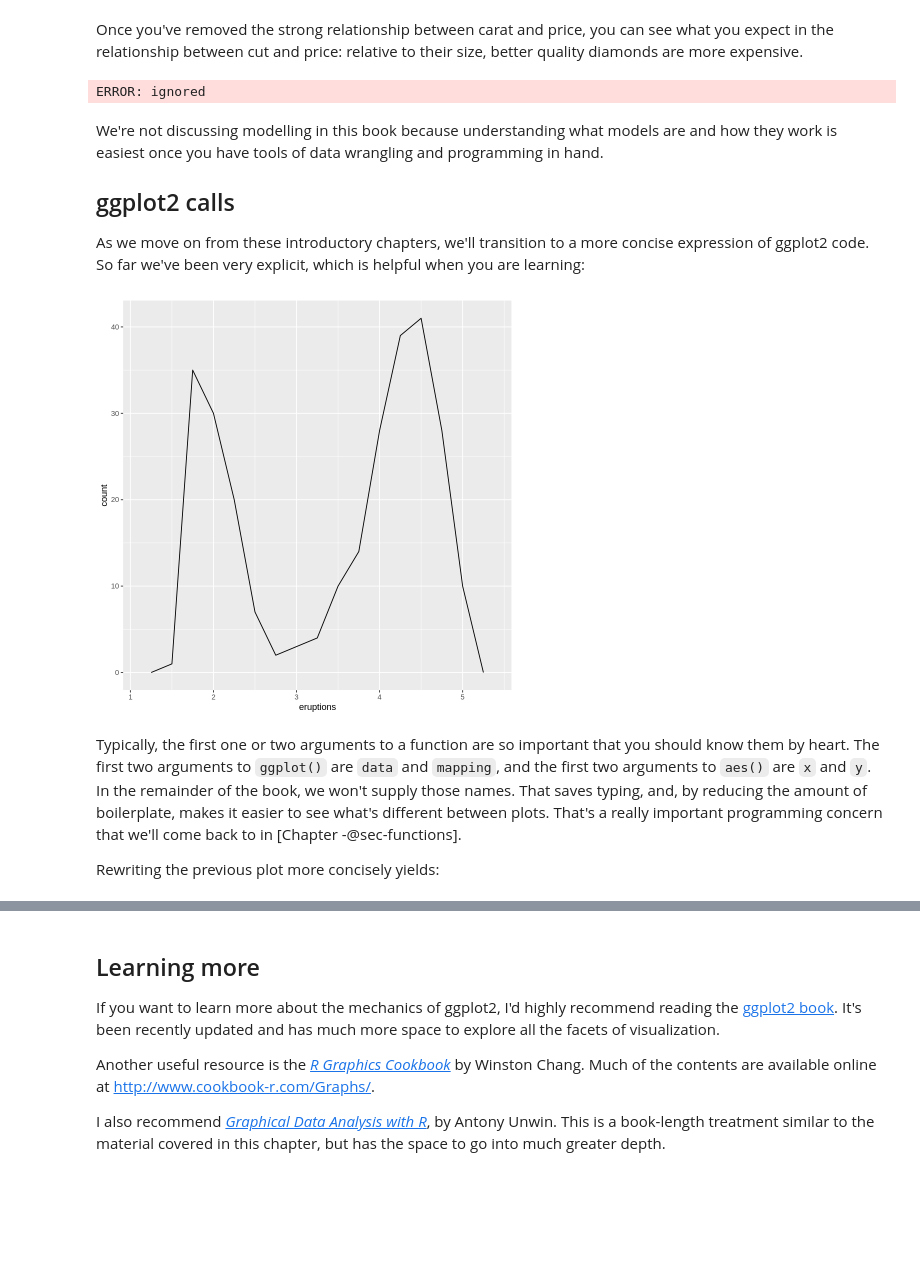
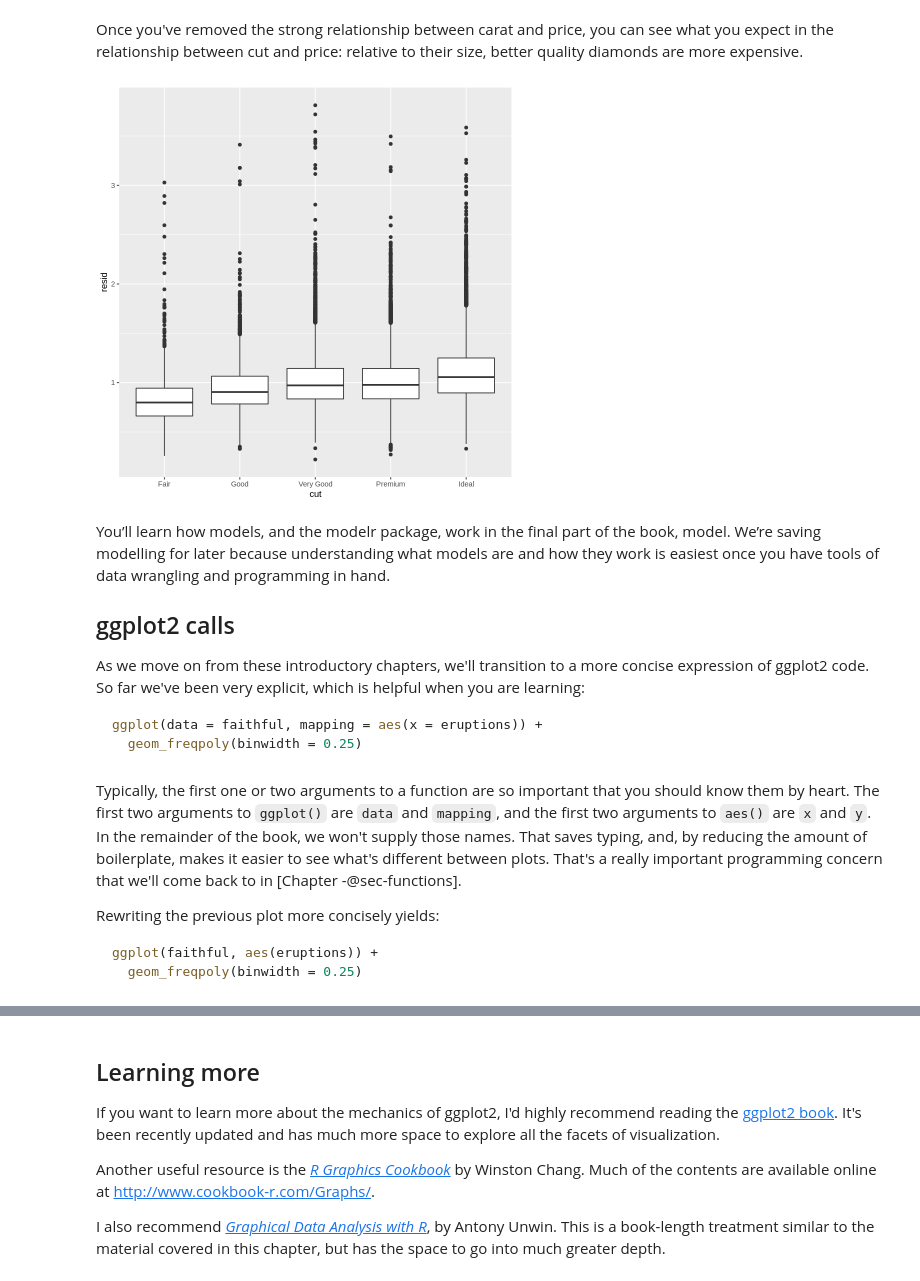
Before and after one commit to fralfaro/r4ds-book, a Jupyter notebook: docs/07_exploratory_data_analysis.ipynb, the cells around one changed output, grey strips where cells are left out. Drawn from its saved outputs; the diff is of its cells as text; code cells hidden in the pictures; blank space fills up the shorter version.

````diff
--- a/docs/07_exploratory_data_analysis.ipynb
+++ b/docs/07_exploratory_data_analysis.ipynb
@@ -796,23 +735,22 @@ ERROR: ignored
 
 Once you've removed the strong relationship between carat and price, you can see what you expect in the relationship between cut and price: relative to their size, better quality diamonds are more expensive.
 # %%
-ggplot(data = diamonds_aug, mapping = aes(x = cut, y = .resid)) +
-  geom_boxplot()
+ggplot(data = diamonds2) +
+  geom_boxplot(mapping = aes(x = cut, y = resid))
 # %% [output]
-ERROR: ignored
+[figure, added]
 # %% [markdown]
-
-We're not discussing modelling in this book because understanding what models are and how they work is easiest once you have tools of data wrangling and programming in hand.
+You’ll learn how models, and the modelr package, work in the final part of the book, model. We’re saving modelling for later because understanding what models are and how they work is easiest once you have tools of data wrangling and programming in hand.
 
 ## ggplot2 calls
 
 As we move on from these introductory chapters, we'll transition to a more concise expression of ggplot2 code.
 So far we've been very explicit, which is helpful when you are learning:
+
+```r
+ggplot(data = faithful, mapping = aes(x = eruptions)) +
+  geom_freqpoly(binwidth = 0.25)
+```
-# %%
-ggplot(data = faithful, mapping = aes(x = eruptions)) +
-  geom_freqpoly(binwidth = 0.25)
-# %% [output]
-[figure, removed]
 # %% [markdown]
 
 Typically, the first one or two arguments to a function are so important that you should know them by heart.
@@ -822,3 +760,8 @@ That saves typing, and, by reducing the amount of boilerplate, makes it easier t
 That's a really important programming concern that we'll come back to in [Chapter -@sec-functions].
 
 Rewriting the previous plot more concisely yields:
+
+```r
+ggplot(faithful, aes(eruptions)) +
+  geom_freqpoly(binwidth = 0.25)
+```
````
Also changed, not shown: parts of 17 cells of this notebook.
